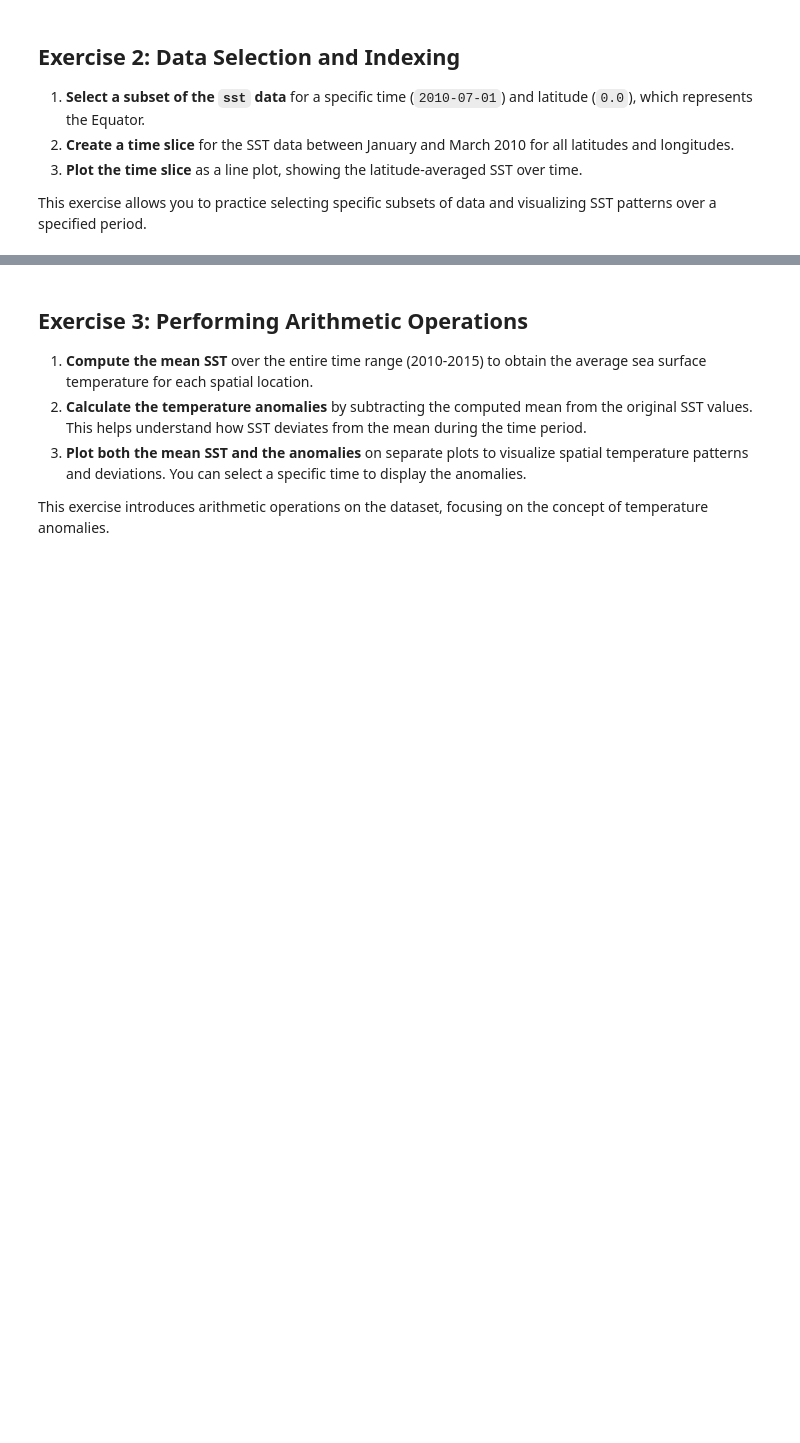
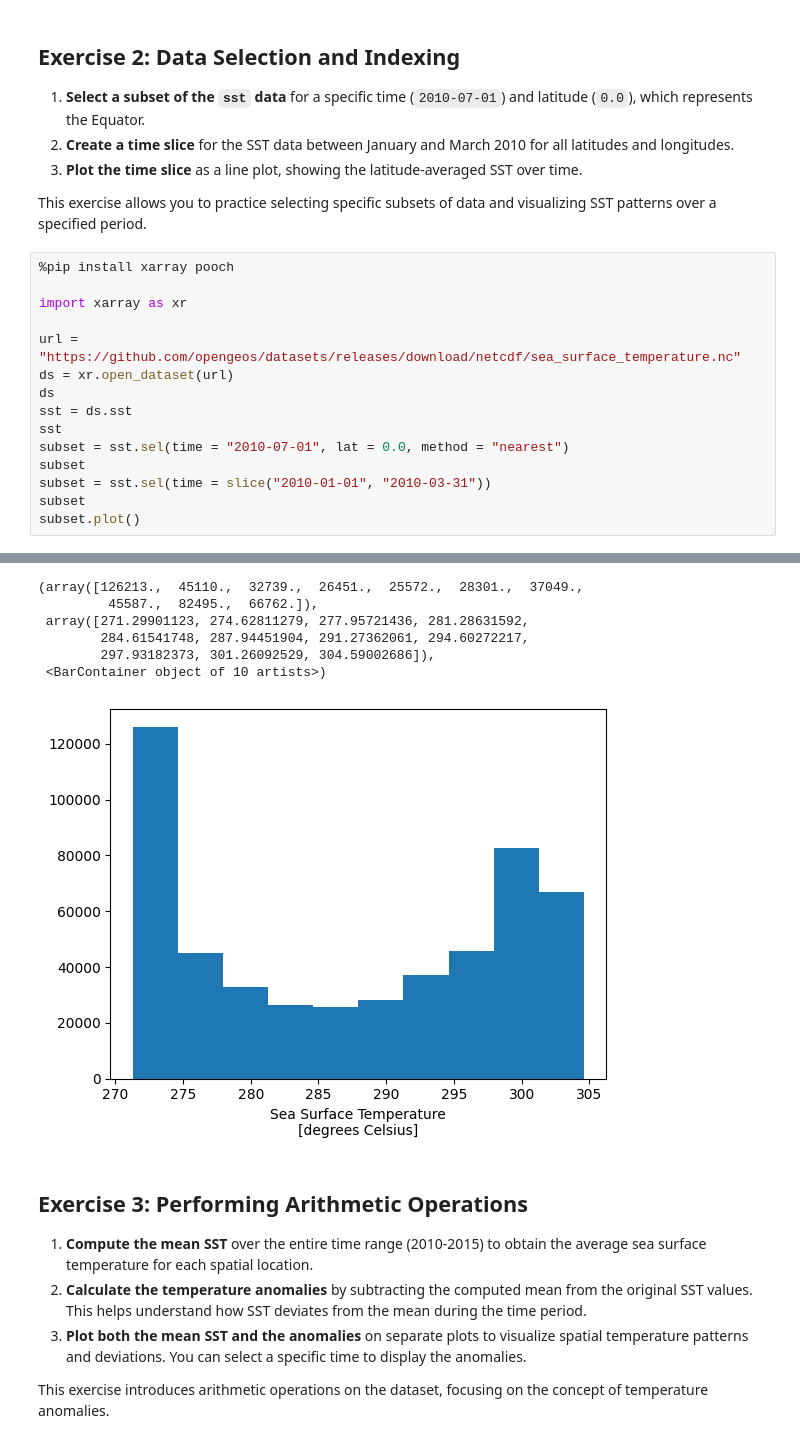
Before and after one commit to siddhi1991/GIS-programming, a Jupyter notebook: book/labs/lab_06.ipynb, the cells around one changed output, grey strips where cells are left out. Cells and saved outputs as stored; diff of their text form; blank space fills up the shorter version.

```diff
--- a/book/labs/lab_06.ipynb
+++ b/book/labs/lab_06.ipynb
@@ -65,3 +65,19 @@ Coordinates:
 3. **Plot the time slice** as a line plot, showing the latitude-averaged SST over time.
 
 This exercise allows you to practice selecting specific subsets of data and visualizing SST patterns over a specified period.
+# %%
+%pip install xarray pooch
+
+import xarray as xr
+
+url = "https://github.com/opengeos/datasets/releases/download/netcdf/sea_surface_temperature.nc"
+ds = xr.open_dataset(url)
+ds
+sst = ds.sst
+sst
+subset = sst.sel(time = "2010-07-01", lat = 0.0, method = "nearest")
+subset
+subset = sst.sel(time = slice("2010-01-01", "2010-03-31"))
+subset
+subset.plot()
+# %% [output]
@@ -68,3 +99,10 @@ This exercise allows you to practice selecting specific subsets of data and visu
+(array([126213.,  45110.,  32739.,  26451.,  25572.,  28301.,  37049.,
+         45587.,  82495.,  66762.]),
+ array([271.29901123, 274.62811279, 277.95721436, 281.28631592,
+        284.61541748, 287.94451904, 291.27362061, 294.60272217,
+        297.93182373, 301.26092529, 304.59002686]),
+ <BarContainer object of 10 artists>)
+[figure, added]
 # %% [markdown]
 ## Exercise 3: Performing Arithmetic Operations
 
```
Also changed, not shown: parts of 1 cell of this notebook.
